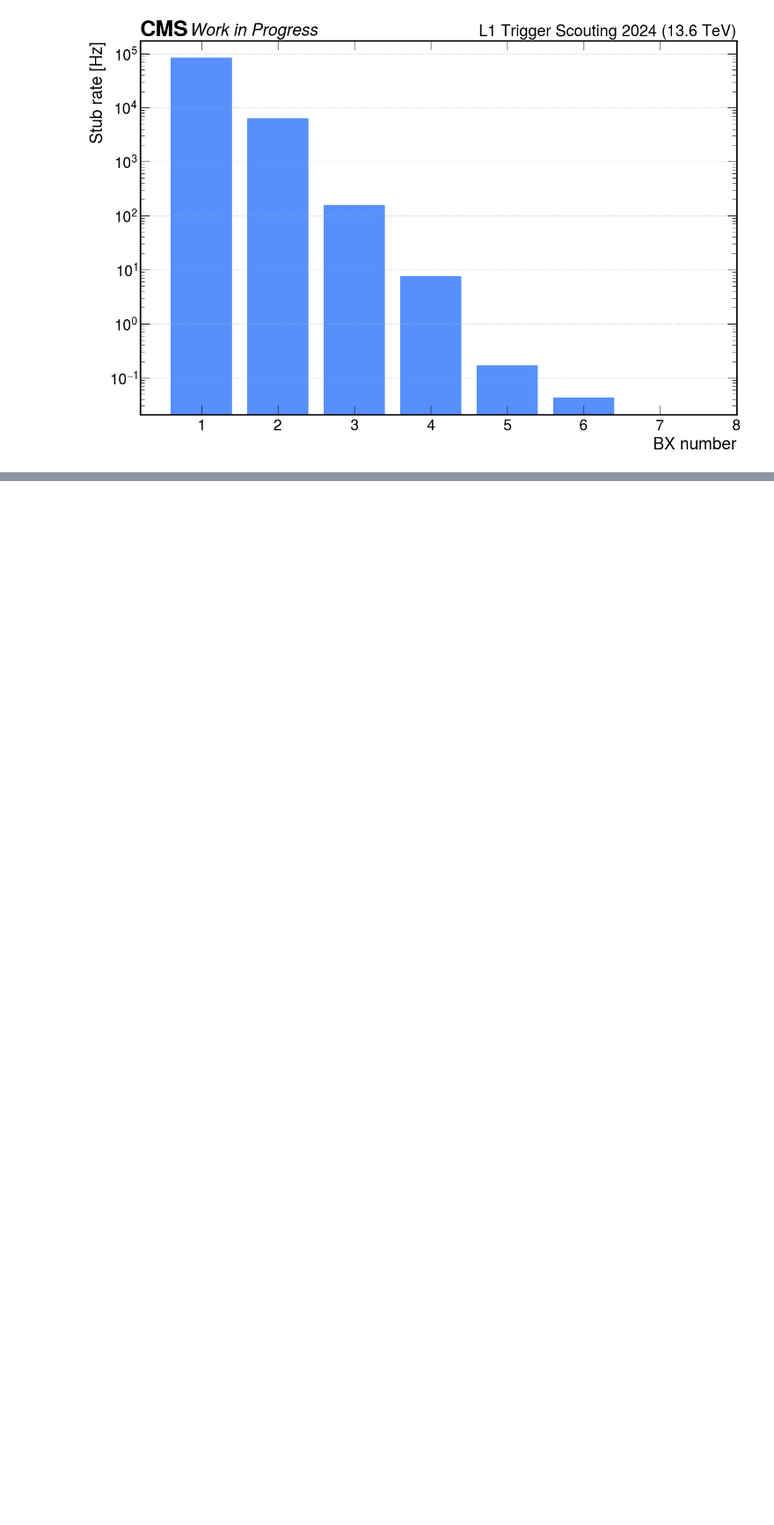
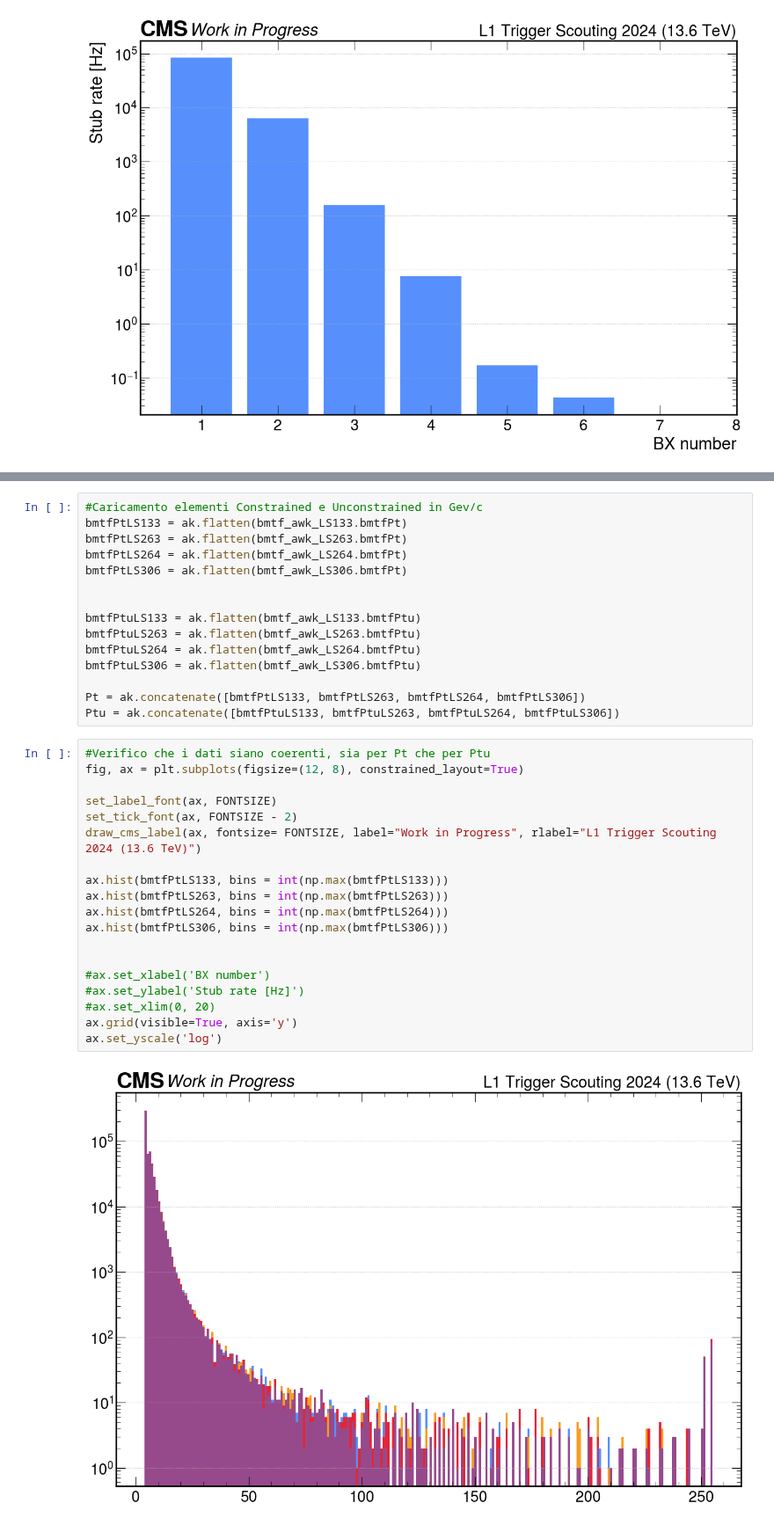
Before and after one commit to francescoreschio/Tesi-Triennale, a Jupyter notebook: Codice/BMTF.ipynb, the cells around one changed output, grey strips where cells are left out. Shown at 88% size. Cells and saved outputs as stored; diff of their text form; blank space fills up the shorter version.

```diff
--- a/Codice/BMTF.ipynb
+++ b/Codice/BMTF.ipynb
@@ -158,0 +189,36 @@ ax.set_yscale('log')
+# %%
+#Caricamento elementi Constrained e Unconstrained in Gev/c
+bmtfPtLS133 = ak.flatten(bmtf_awk_LS133.bmtfPt)
+bmtfPtLS263 = ak.flatten(bmtf_awk_LS263.bmtfPt)
+bmtfPtLS264 = ak.flatten(bmtf_awk_LS264.bmtfPt)
+bmtfPtLS306 = ak.flatten(bmtf_awk_LS306.bmtfPt)
+
+
+bmtfPtuLS133 = ak.flatten(bmtf_awk_LS133.bmtfPtu)
+bmtfPtuLS263 = ak.flatten(bmtf_awk_LS263.bmtfPtu)
+bmtfPtuLS264 = ak.flatten(bmtf_awk_LS264.bmtfPtu)
+bmtfPtuLS306 = ak.flatten(bmtf_awk_LS306.bmtfPtu)
+
+Pt = ak.concatenate([bmtfPtLS133, bmtfPtLS263, bmtfPtLS264, bmtfPtLS306])
+Ptu = ak.concatenate([bmtfPtuLS133, bmtfPtuLS263, bmtfPtuLS264, bmtfPtuLS306])
+# %%
+#Verifico che i dati siano coerenti, sia per Pt che per Ptu
+fig, ax = plt.subplots(figsize=(12, 8), constrained_layout=True)
+
+set_label_font(ax, FONTSIZE)
+set_tick_font(ax, FONTSIZE - 2)
+draw_cms_label(ax, fontsize= FONTSIZE, label="Work in Progress", rlabel="L1 Trigger Scouting 2024 (13.6 TeV)")
+
+ax.hist(bmtfPtLS133, bins = int(np.max(bmtfPtLS133)))
+ax.hist(bmtfPtLS263, bins = int(np.max(bmtfPtLS263)))
+ax.hist(bmtfPtLS264, bins = int(np.max(bmtfPtLS264)))
+ax.hist(bmtfPtLS306, bins = int(np.max(bmtfPtLS306)))
+
+
+#ax.set_xlabel('BX number')
+#ax.set_ylabel('Stub rate [Hz]')
+#ax.set_xlim(0, 20)
+ax.grid(visible=True, axis='y')
+ax.set_yscale('log')
+# %% [output]
+[figure, added]
```
Also changed, not shown: parts of 13 cells of this notebook, 3 other files.
